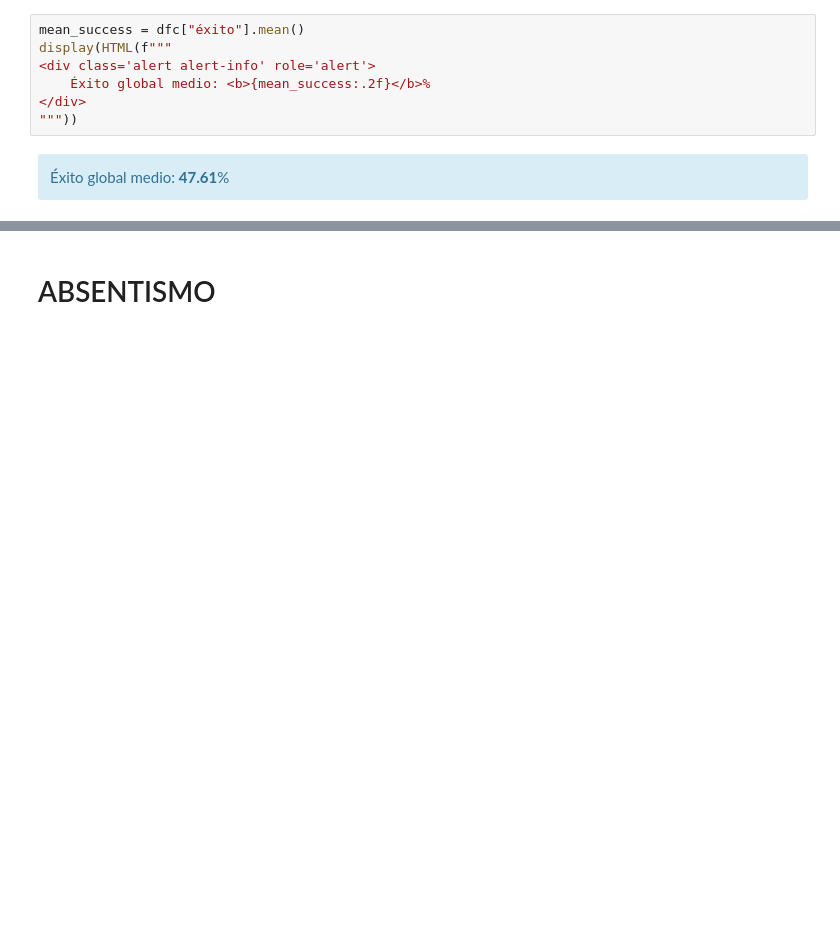
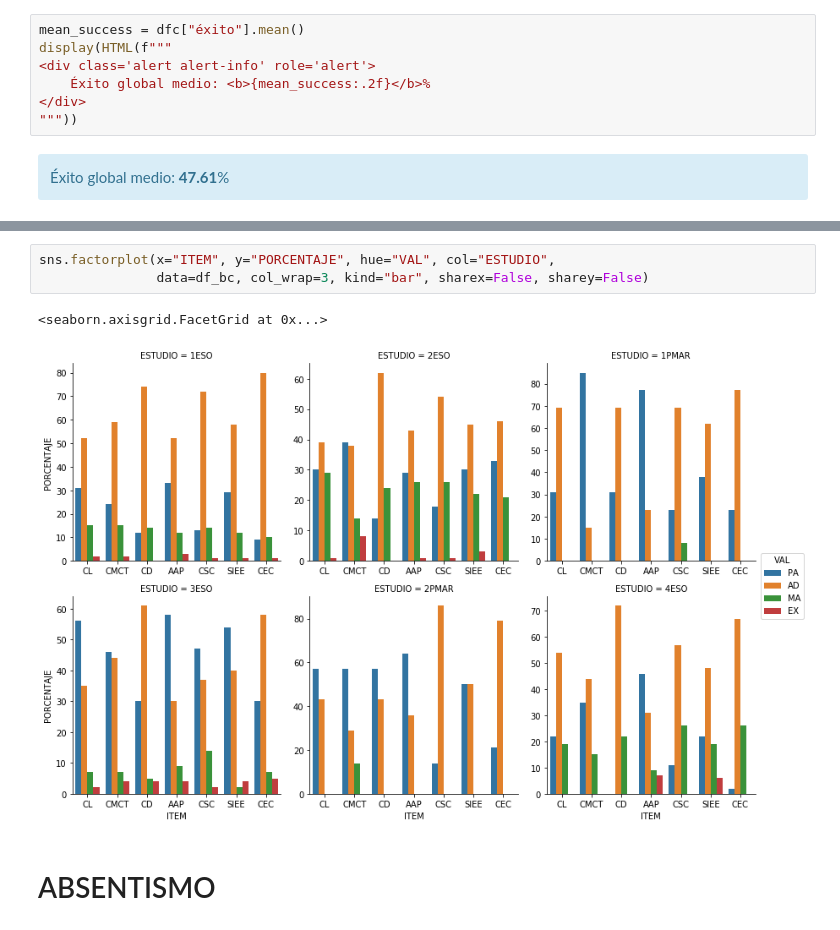
Before and after one commit to iespuertodelacruz/analitica, a Jupyter notebook: C1718/E2.ipynb, the cells around one changed output, grey strips where cells are left out. Saved outputs shown, nothing was run; the diff lists cells and outputs as text; blank space fills up the shorter version.

```diff
--- a/C1718/E2.ipynb
+++ b/C1718/E2.ipynb
@@ -177,3 +240,9 @@ display(HTML(f"""
+# %%
+sns.factorplot(x="ITEM", y="PORCENTAJE", hue="VAL", col="ESTUDIO",
+               data=df_bc, col_wrap=3, kind="bar", sharex=False, sharey=False)
+# %% [output]
+<seaborn.axisgrid.FacetGrid at 0x...>
+[figure, added]
 # %% [markdown]
 # ABSENTISMO
 # %% [markdown]
```
Also changed, not shown: parts of 2 cells of this notebook.
